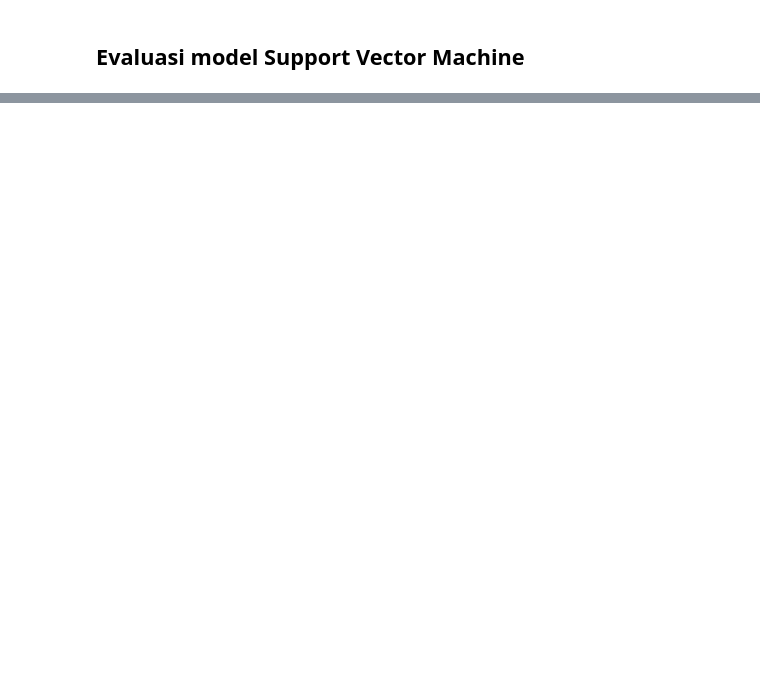
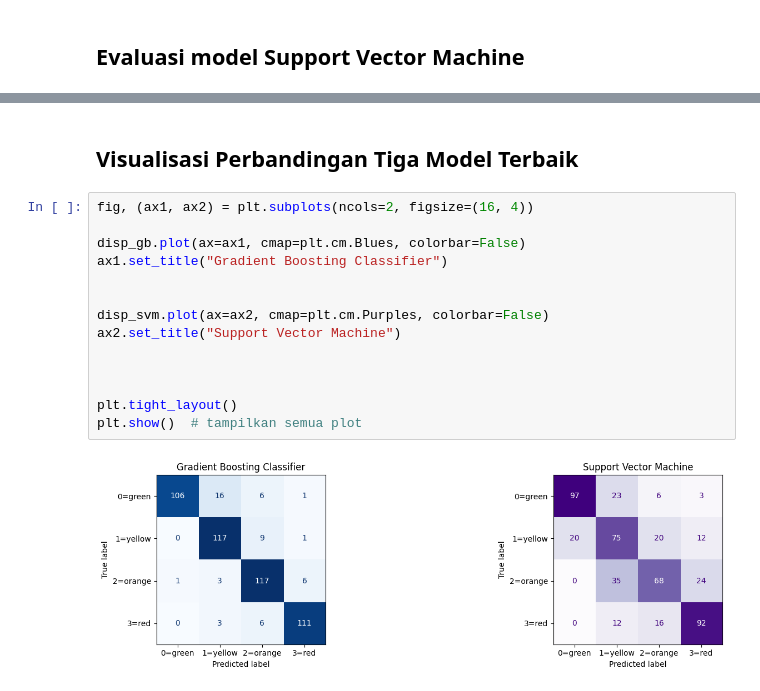
Before and after one commit to KNSaw/ProjekUTSML_A_CatBoost, a Jupyter notebook: UTS_ML_Linear.ipynb, the cells around one changed output, grey strips where cells are left out. Drawn from its saved outputs; the diff is of its cells as text; blank space fills up the shorter version.

```diff
--- a/UTS_ML_Linear.ipynb
+++ b/UTS_ML_Linear.ipynb
@@ -307,3 +307,21 @@ SVM Report:
     accuracy                           0.66       503
    macro avg       0.67      0.66      0.66       503
 weighted avg       0.67      0.66      0.66       503
+# %% [markdown]
+## **Visualisasi Perbandingan Tiga Model Terbaik**
+# %%
+fig, (ax1, ax2) = plt.subplots(ncols=2, figsize=(16, 4))
+
+disp_gb.plot(ax=ax1, cmap=plt.cm.Blues, colorbar=False)
+ax1.set_title("Gradient Boosting Classifier")
+
+
+disp_svm.plot(ax=ax2, cmap=plt.cm.Purples, colorbar=False)
+ax2.set_title("Support Vector Machine")
+
+
+
+plt.tight_layout()
+plt.show()  # tampilkan semua plot
+# %% [output]
+[figure, added]
```
Also changed, not shown: parts of 3 cells of this notebook.
